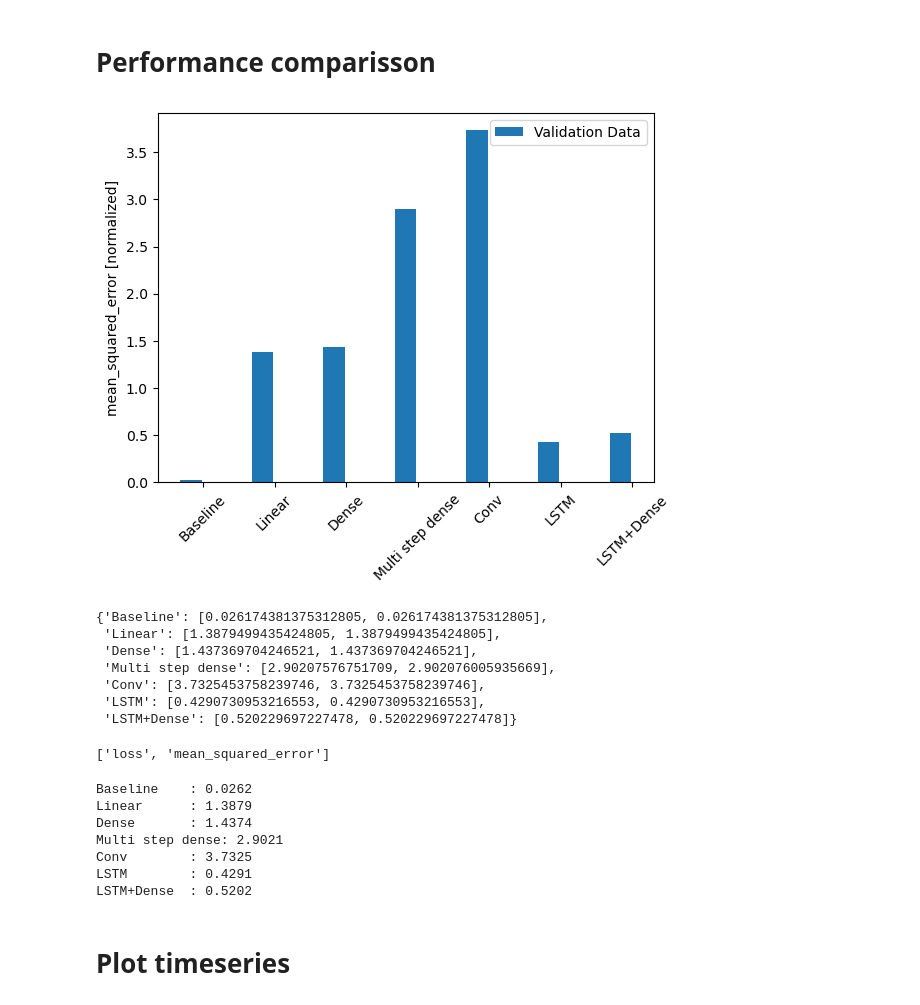
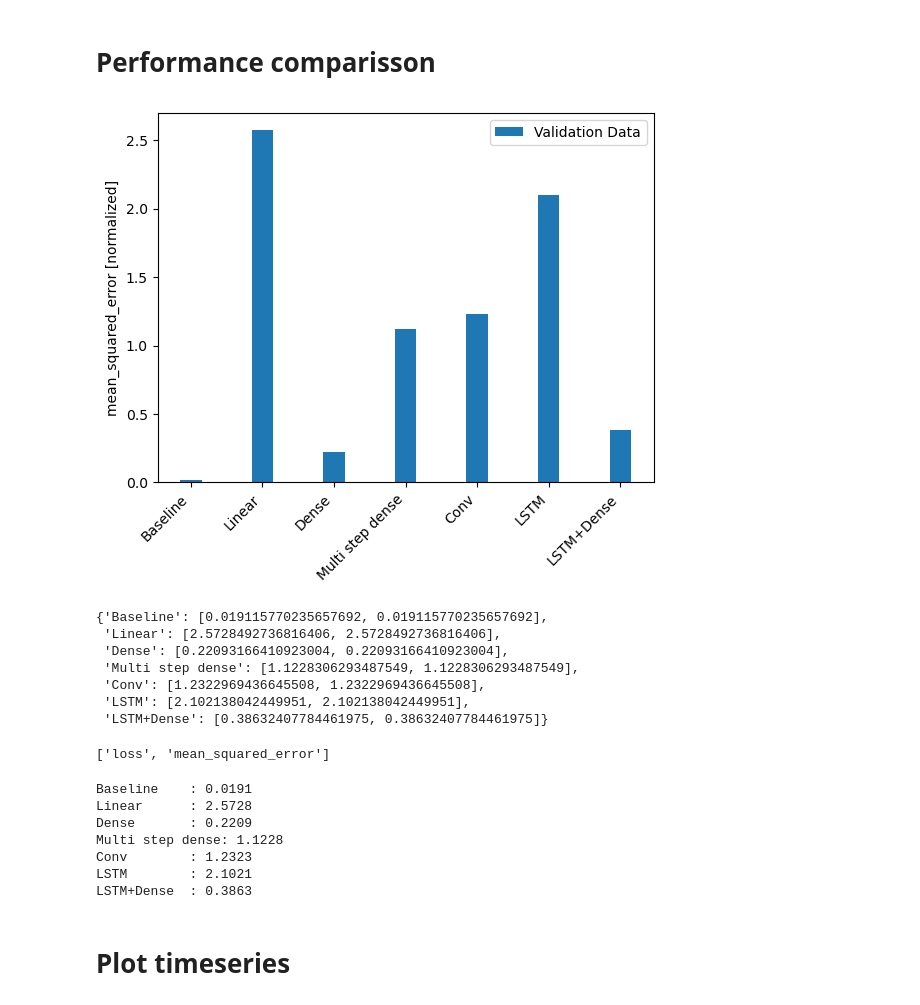
Before and after one commit to michael-fuest/DAiA-EON, a Jupyter notebook: model_performance2.ipynb, the cells around one changed output. Saved outputs shown, nothing was run; the diff lists cells and outputs as text; code cells hidden in the pictures.

```diff
--- a/model_performance2.ipynb
+++ b/model_performance2.ipynb
@@ -92,7 +96,7 @@ norm_input.shape
 (426, 10)
 # %%
 n = len(input)
-train_size = 0.9
+train_size = 0.6
 
 train_df = norm_input[:int(train_size*n)]
 val_df = norm_input[int(train_size*n):]
@@ -105,8 +118,9 @@ print(val_df.shape)
 # %% [markdown]
 # Baseline
 # %%
+shift = 2
 single_step_window = WindowGenerator(
-    input_width=1, label_width=1, shift=1,
+    input_width=1, label_width=1, shift=shift,
     label_columns=['price_kwh'], train_df=train_df, val_df=val_df)
 single_step_window
 # %% [output]
@@ -199,7 +212,7 @@ CONV_WIDTH = 10
 my_window = WindowGenerator(
     input_width=CONV_WIDTH,
     label_width=CONV_WIDTH,
-    shift=1,
+    shift=shift,
     label_columns=['price_kwh'],
     train_df=train_df,
     val_df=val_df)
@@ -266,7 +278,7 @@ CONV_WIDTH = 10
 my_window = WindowGenerator(
     input_width=CONV_WIDTH,
     label_width=1,
-    shift=1,
+    shift=shift,
     label_columns=['price_kwh'],
     train_df=train_df,
     val_df=val_df)
@@ -317,27 +330,27 @@ val_performance['LSTM+Dense'] = lstm_DNN_model.evaluate(my_window.val)
 # %%
 x = np.arange(len(val_performance))
 width = 0.3
 metric_name = 'mean_squared_error'
 metric_index = lstm_model.metrics_names.index(metric_name)
 val_mae = [v[metric_index] for v in val_performance.values()]
 
 plt.ylabel('mean_squared_error [normalized]')
-plt.bar(x - 0.17, val_mae, width, label='Validation Data')
+plt.bar(x, val_mae, width, label='Validation Data')
 plt.xticks(ticks=x, labels=val_performance.keys(),
-           rotation=45)
+           rotation=45, ha = "right")
 _ = plt.legend()
 # %% [output]
-[figure, old version]
+[figure, new version]
 # %%
 val_performance
 # %% [output]
-{'Baseline': [0.026174381375312805, 0.026174381375312805],
- 'Linear': [1.3879499435424805, 1.3879499435424805],
- 'Dense': [1.437369704246521, 1.437369704246521],
- 'Multi step dense': [2.90207576751709, 2.902076005935669],
- 'Conv': [3.7325453758239746, 3.7325453758239746],
- 'LSTM': [0.4290730953216553, 0.4290730953216553],
- 'LSTM+Dense': [0.520229697227478, 0.520229697227478]}
+{'Baseline': [0.019115770235657692, 0.019115770235657692],
+ 'Linear': [2.5728492736816406, 2.5728492736816406],
+ 'Dense': [0.22093166410923004, 0.22093166410923004],
+ 'Multi step dense': [1.1228306293487549, 1.1228306293487549],
+ 'Conv': [1.2322969436645508, 1.2322969436645508],
+ 'LSTM': [2.102138042449951, 2.102138042449951],
+ 'LSTM+Dense': [0.38632407784461975, 0.38632407784461975]}
 # %%
 lstm_model.metrics_names
 # %% [output]
@@ -346,13 +359,13 @@ lstm_model.metrics_names
 for name, value in val_performance.items():
   print(f'{name:12s}: {value[1]:0.4f}')
 # %% [output]
-Baseline    : 0.0262
-Linear      : 1.3879
-Dense       : 1.4374
-Multi step dense: 2.9021
-Conv        : 3.7325
-LSTM        : 0.4291
-LSTM+Dense  : 0.5202
+Baseline    : 0.0191
+Linear      : 2.5728
+Dense       : 0.2209
+Multi step dense: 1.1228
+Conv        : 1.2323
+LSTM        : 2.1021
+LSTM+Dense  : 0.3863
 # %% [markdown]
 # Plot timeseries
 # %%
```
Also changed, not shown: parts of 23 cells of this notebook.
